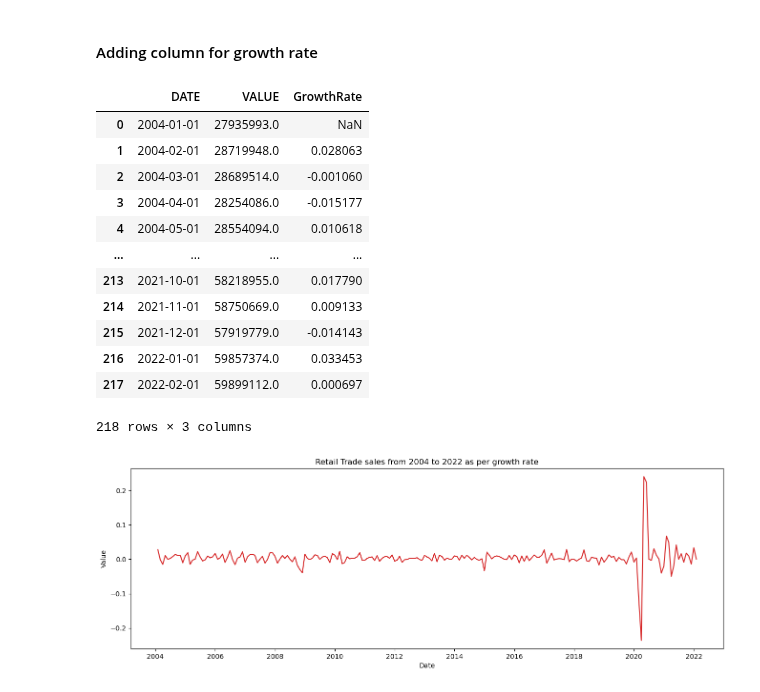
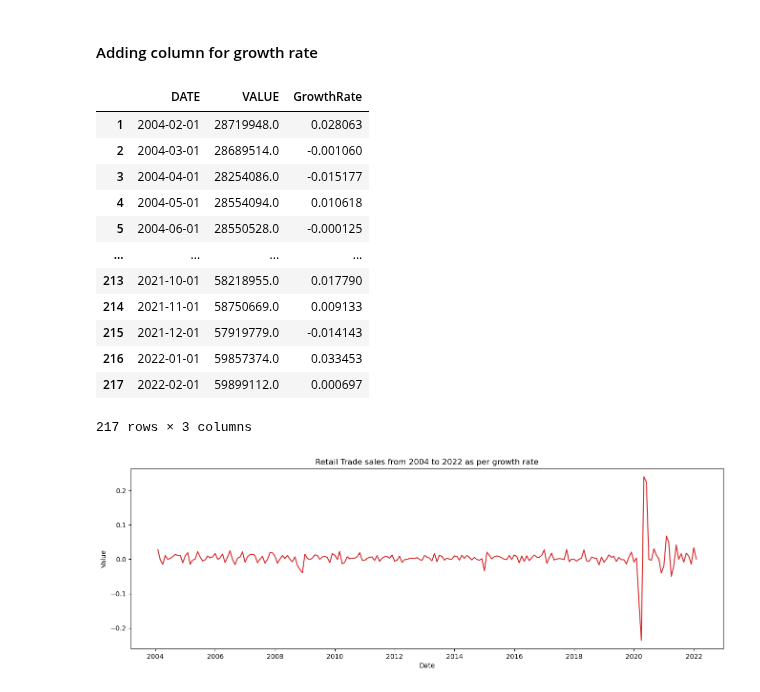
Before and after one commit to ubco-mds-2021-labs/capstone-project-googletrends_capstone, a Jupyter notebook: src/notebooks/retailsales_notebook.ipynb, the cells around one changed output. Cells and saved outputs as stored; diff of their text form; code cells hidden in the pictures.

```diff
--- a/src/notebooks/retailsales_notebook.ipynb
+++ b/src/notebooks/retailsales_notebook.ipynb
@@ -72,21 +72,23 @@ plot_df(retailsales_final,
 #### Adding column for growth rate
 # %%
 retailsales_final['GrowthRate']=retailsales_final['VALUE'].pct_change()
-retailsales_final.reset_index(drop=True)
+retailsales_final=retailsales_final.reset_index(drop=True)
+retailsales_final = retailsales_final.dropna()
+retailsales_final
 # %% [output]
 |  | DATE | VALUE | GrowthRate |
-| 0 | 2004-01-01 | 27935993.0 | NaN |
 | 1 | 2004-02-01 | 28719948.0 | 0.028063 |
 | 2 | 2004-03-01 | 28689514.0 | -0.001060 |
 | 3 | 2004-04-01 | 28254086.0 | -0.015177 |
 | 4 | 2004-05-01 | 28554094.0 | 0.010618 |
+| 5 | 2004-06-01 | 28550528.0 | -0.000125 |
 | ... | ... | ... | ... |
 | 213 | 2021-10-01 | 58218955.0 | 0.017790 |
 | 214 | 2021-11-01 | 58750669.0 | 0.009133 |
 | 215 | 2021-12-01 | 57919779.0 | -0.014143 |
 | 216 | 2022-01-01 | 59857374.0 | 0.033453 |
 | 217 | 2022-02-01 | 59899112.0 | 0.000697 |
-218 rows × 3 columns
+217 rows × 3 columns
 # %%
 # Plot for growth rate
 plot_df(retailsales_final,
```
Also changed, not shown: parts of 6 cells of this notebook.
